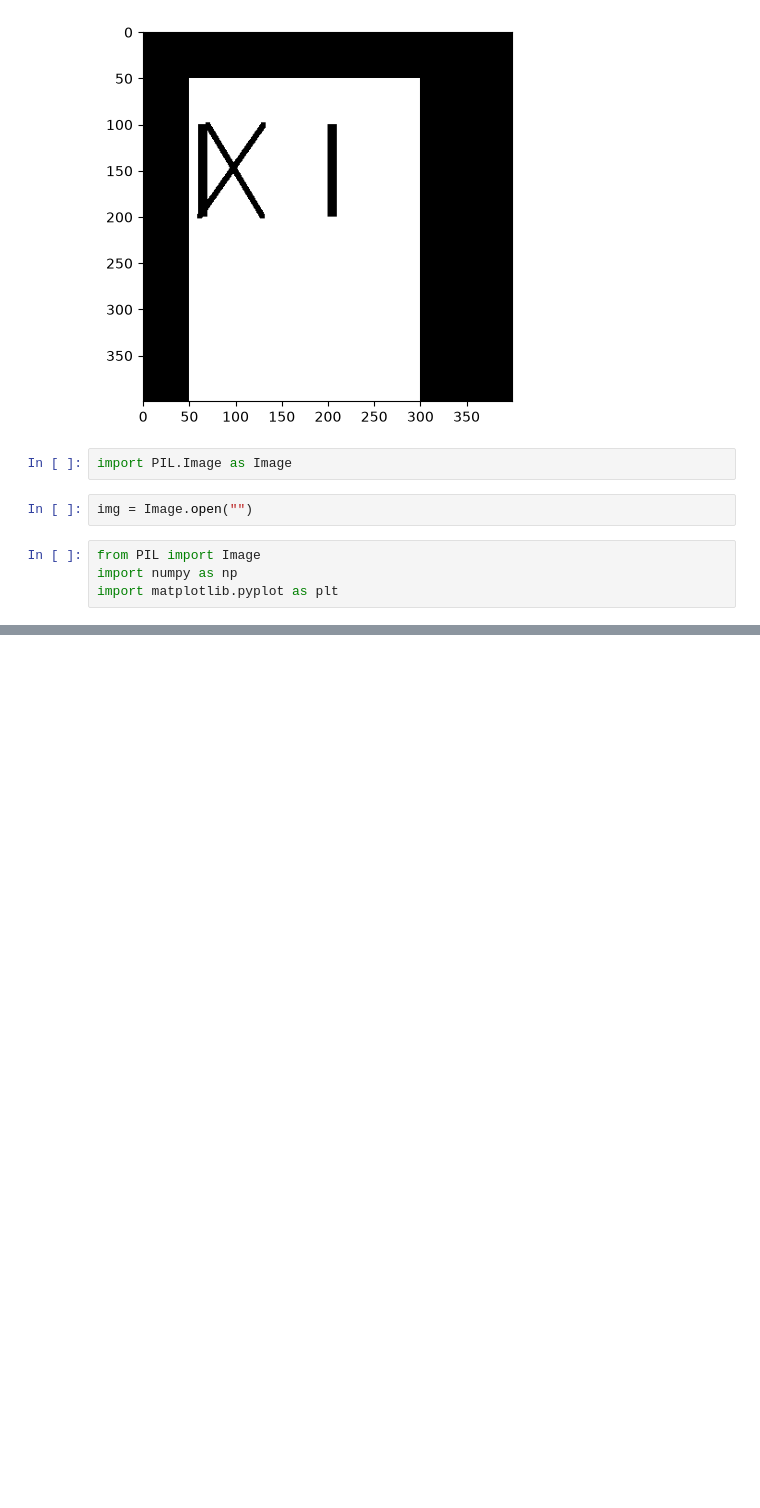
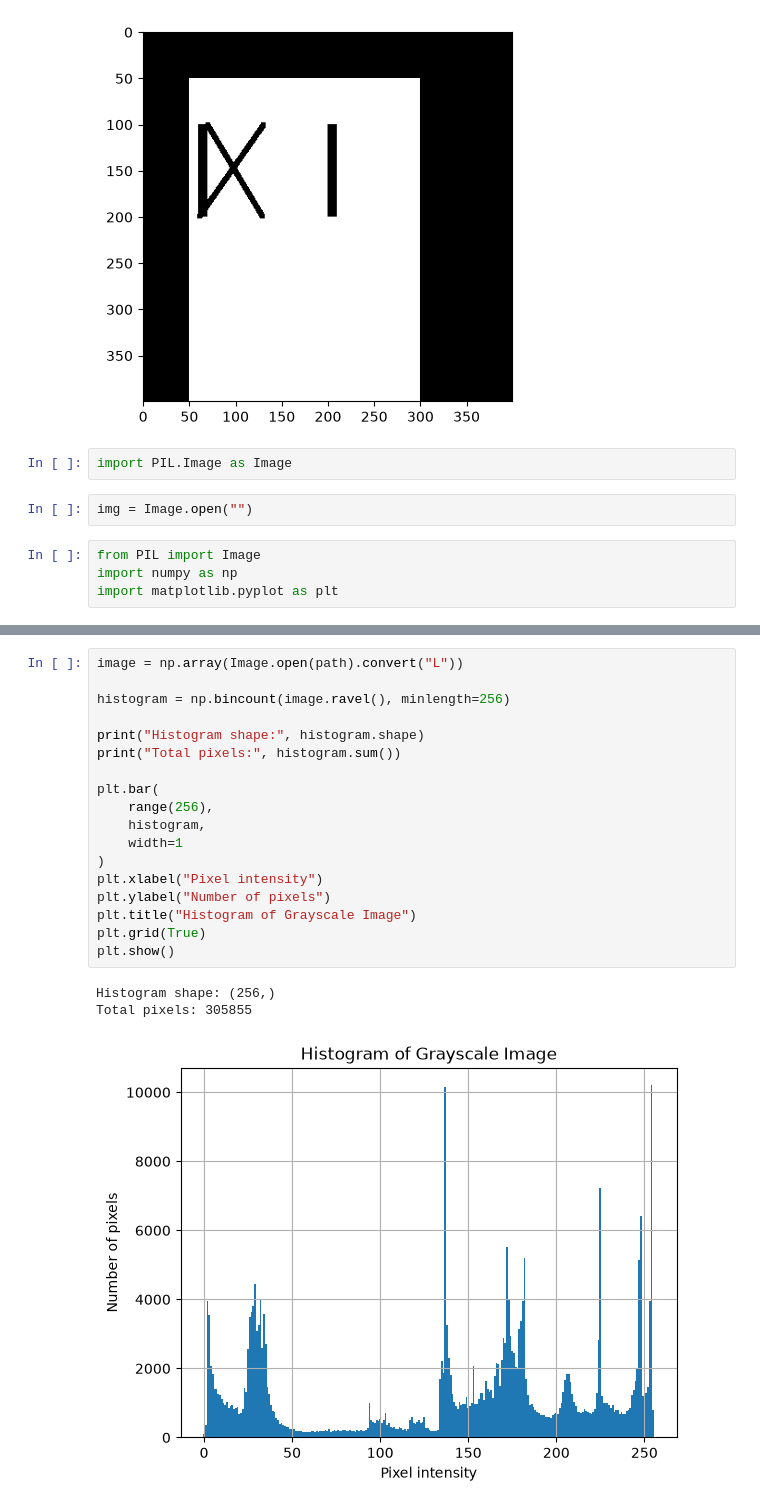
Before and after one commit to alhasanwork21-ship-it/Image-Processing, a Jupyter notebook: test.ipynb, the cells around one changed output, grey strips where cells are left out. Cells and saved outputs as stored; diff of their text form; blank space fills up the shorter version.

```diff
--- a/test.ipynb
+++ b/test.ipynb
@@ -132,0 +176,22 @@ RGB dtype: uint8
+# %%
+image = np.array(Image.open(path).convert("L"))
+
+histogram = np.bincount(image.ravel(), minlength=256)
+
+print("Histogram shape:", histogram.shape)
+print("Total pixels:", histogram.sum())
+
+plt.bar(
+    range(256),
+    histogram,
+    width=1
+)
+plt.xlabel("Pixel intensity")
+plt.ylabel("Number of pixels")
+plt.title("Histogram of Grayscale Image")
+plt.grid(True)
+plt.show()
+# %% [output]
+Histogram shape: (256,)
+Total pixels: 305855
+[figure, added]
```
Also changed, not shown: parts of 11 cells of this notebook, 1 other file.
